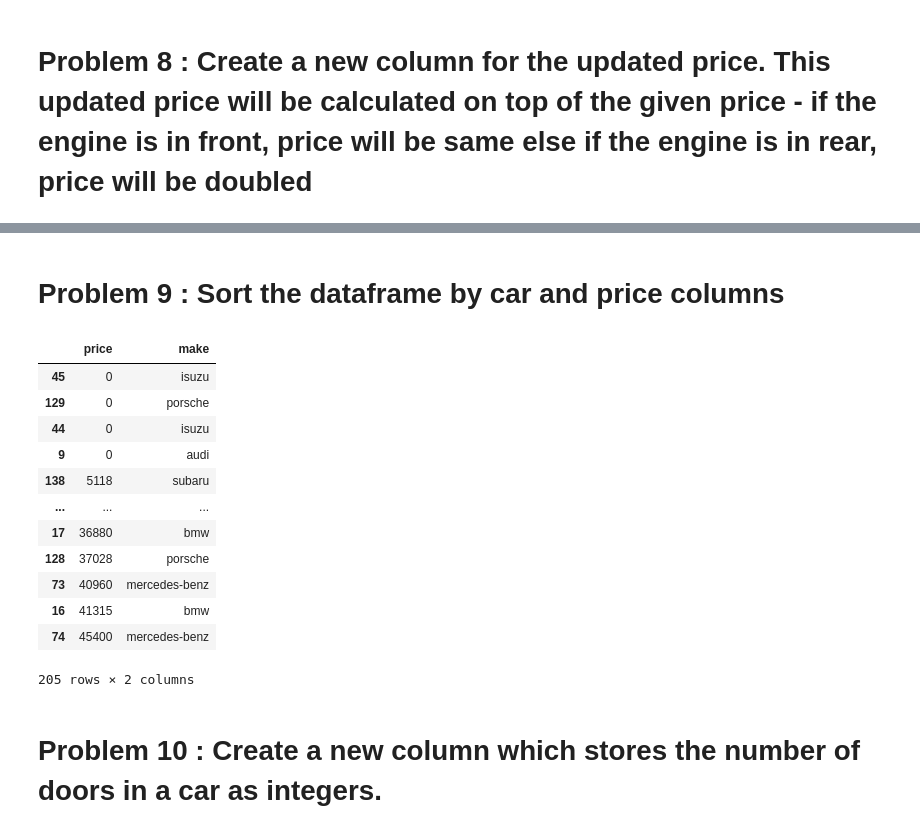
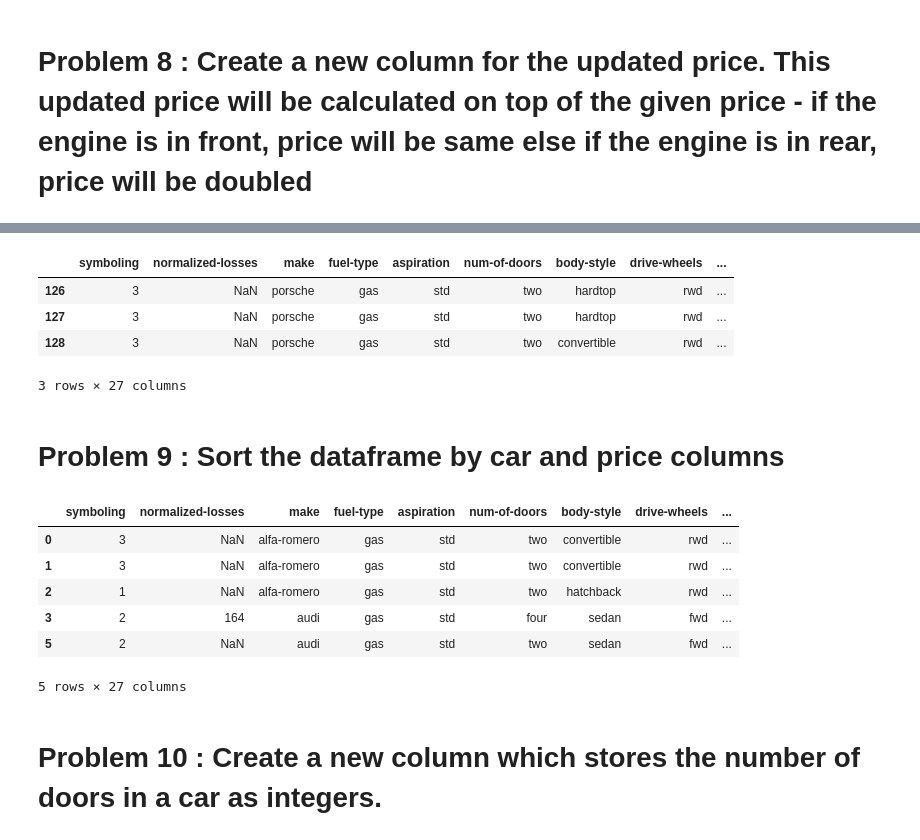
Before and after one commit to Jaya9522/almabetter_assignments, a Jupyter notebook: Assignment_Pandas_Operations.ipynb, the cells around one changed output, grey strips where cells are left out. Cells and saved outputs as stored; diff of their text form; code cells hidden in the pictures.

```diff
--- a/Assignment_Pandas_Operations.ipynb
+++ b/Assignment_Pandas_Operations.ipynb
@@ -21,3 +24,5 @@ Mounted at /content/drive
+# %%
+df= pd.read_csv('/content/drive/MyDrive/DATA SET/automobile_data (1).csv')
 # %% [markdown]
 # <b> Problem 3 : Do a basic inspection and print the first and last 15 rows of your dataframe
 # %%
@@ -121,0 +71,5 @@ automobile_data
+# %%
+# Your code here
+df= df.replace(r'?', np.NaN)
+df= df.replace(r'n.a', np.NaN)
+df.info()
@@ -179,10 +161,13 @@ Name: make, dtype: int64
 # <b> Problem 8 : Create a new column for the updated price. This updated price will be calculated on top of the given price - if the engine is in front, price will be same else if the engine is in rear, price will be doubled </b>
 # %%
 # Your code here. Use apply and lambda
-def updated_price(engine_location, price):
-  if engine_location == 'front':
-    updated_price = price
-  else:
-    updated_price = 2*price
 
-  return updated_price
+def check_engine(engine,price):
+    """Dobble the price for rear typed engine cars"""
+    if engine=='front':
+        return 1*price
+    else:
+        return 2*int(price)
+
+
+df['updated price'] = df.apply(lambda x: check_engine(x['engine-location'],x['price']),axis=1)
@@ -207,22 +174,25 @@ automobile_data
+# %%
+df[df['engine-location']=="rear"]
+# %% [output]
+|  | symboling | normalized-losses | make | fuel-type | aspiration | num-of-doors | body-style | drive-wheels | ... |
+| 126 | 3 | NaN | porsche | gas | std | two | hardtop | rwd | ... |
+| 127 | 3 | NaN | porsche | gas | std | two | hardtop | rwd | ... |
+| 128 | 3 | NaN | porsche | gas | std | two | convertible | rwd | ... |
+3 rows × 27 columns
 # %% [markdown]
 # <b>Problem 9 : Sort the dataframe by car and price columns
-# %%
-# Your code here
-automobile_data[['price','make']].sort_values(by="price")
-# %% [output]
-|  | price | make |
-| 45 | 0 | isuzu |
-| 129 | 0 | porsche |
-| 44 | 0 | isuzu |
-| 9 | 0 | audi |
-| 138 | 5118 | subaru |
-| ... | ... | ... |
-| 17 | 36880 | bmw |
-| 128 | 37028 | porsche |
-| 73 | 40960 | mercedes-benz |
-| 16 | 41315 | bmw |
-| 74 | 45400 | mercedes-benz |
-205 rows × 2 columns
+# %%
+# Your code here
+df.sort_values(['make','price'], inplace=True)   #just sorting the car name and there prices
+df.head()
+# %% [output]
+|  | symboling | normalized-losses | make | fuel-type | aspiration | num-of-doors | body-style | drive-wheels | ... |
+| 0 | 3 | NaN | alfa-romero | gas | std | two | convertible | rwd | ... |
+| 1 | 3 | NaN | alfa-romero | gas | std | two | convertible | rwd | ... |
+| 2 | 1 | NaN | alfa-romero | gas | std | two | hatchback | rwd | ... |
+| 3 | 2 | 164 | audi | gas | std | four | sedan | fwd | ... |
+| 5 | 2 | NaN | audi | gas | std | two | sedan | fwd | ... |
+5 rows × 27 columns
 # %% [markdown]
 # <b> Problem 10 : Create a new column which stores the number of doors in a car as integers.
 # %%
```
Also changed, not shown: parts of 26 cells of this notebook.
